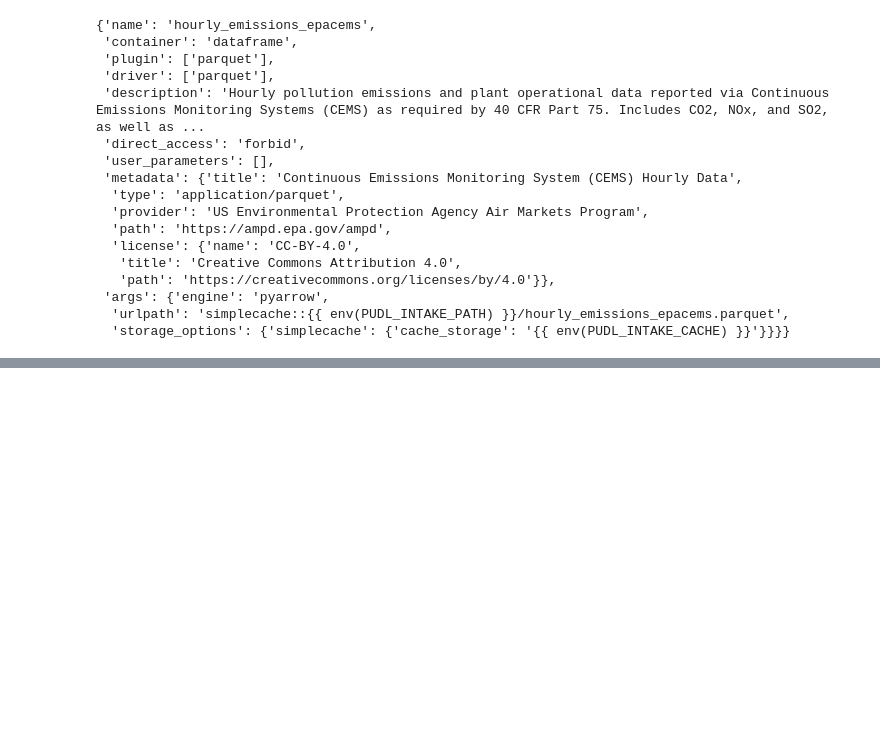
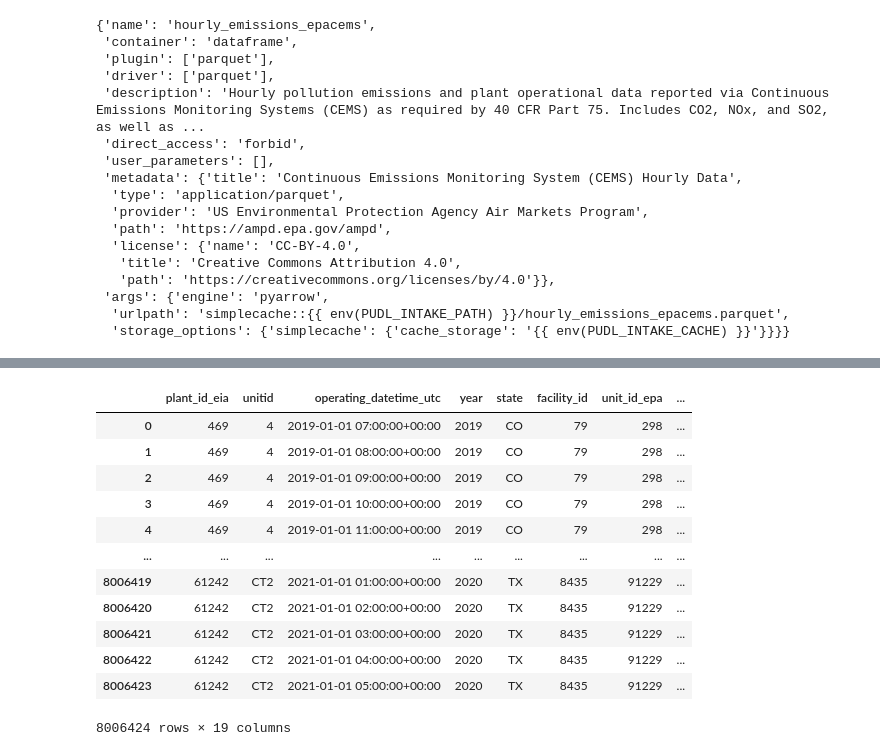
Before and after one commit to catalyst-cooperative/pudl-catalog, a Jupyter notebook: notebooks/pudl-intake.ipynb, the cells around one changed output, grey strips where cells are left out. Cells and saved outputs as stored; diff of their text form; code cells hidden in the pictures; blank space fills up the shorter version.

```diff
--- a/notebooks/pudl-intake.ipynb
+++ b/notebooks/pudl-intake.ipynb
@@ -392,7 +192,0 @@ del df
-# %%
-%%time
-os.environ["INTAKE_PATH"] = INTAKE_PATH_REMOTE
-pudl_cat = open_catalog(pudl_catalog_path)
-source = pudl_cat.epacems_one_file(filters=TEST_FILTERS)
-dd = source.to_dask()
-df = dd.compute()
@@ -423,10 +192,0 @@ del df
-# %%
-%%time
-os.environ["INTAKE_PATH"] = str(INTAKE_PATH_LOCAL)
-pudl_cat = open_catalog(pudl_catalog_path)
-source = pudl_cat.epacems_multi_file(
-    filters=TEST_FILTERS,
-    engine="pyarrow",
-)
-dd = source.to_dask()
-df = dd.compute()
@@ -457,10 +192,0 @@ del df
-# %%
-%%time
-os.environ["INTAKE_PATH"] = INTAKE_PATH_REMOTE
-pudl_cat = open_catalog(pudl_catalog_path)
-source = pudl_cat.epacems_multi_file(
-    filters=TEST_FILTERS,
-    engine="pyarrow",
-)
-dd = source.to_dask()
-df = dd.compute()
@@ -485,0 +195,12 @@ del df
+# %%
+%%time
+print(f"Reading data from {os.getenv('PUDL_INTAKE_PATH')}")
+filters = year_state_filter(
+    years=TEST_YEARS,
+    states=TEST_STATES,
+)
+display(filters)
+epacems_df = (
+    pudl_cat.hourly_emissions_epacems(filters=filters)
+    .to_dask().compute()
+)
@@ -485,0 +217,16 @@ del df
+# %%
+epacems_df
+# %% [output]
+|  | plant_id_eia | unitid | operating_datetime_utc | year | state | facility_id | unit_id_epa | ... |
+| 0 | 469 | 4 | 2019-01-01 07:00:00+00:00 | 2019 | CO | 79 | 298 | ... |
+| 1 | 469 | 4 | 2019-01-01 08:00:00+00:00 | 2019 | CO | 79 | 298 | ... |
+| 2 | 469 | 4 | 2019-01-01 09:00:00+00:00 | 2019 | CO | 79 | 298 | ... |
+| 3 | 469 | 4 | 2019-01-01 10:00:00+00:00 | 2019 | CO | 79 | 298 | ... |
+| 4 | 469 | 4 | 2019-01-01 11:00:00+00:00 | 2019 | CO | 79 | 298 | ... |
+| ... | ... | ... | ... | ... | ... | ... | ... | ... |
+| 8006419 | 61242 | CT2 | 2021-01-01 01:00:00+00:00 | 2020 | TX | 8435 | 91229 | ... |
+| 8006420 | 61242 | CT2 | 2021-01-01 02:00:00+00:00 | 2020 | TX | 8435 | 91229 | ... |
+| 8006421 | 61242 | CT2 | 2021-01-01 03:00:00+00:00 | 2020 | TX | 8435 | 91229 | ... |
+| 8006422 | 61242 | CT2 | 2021-01-01 04:00:00+00:00 | 2020 | TX | 8435 | 91229 | ... |
+| 8006423 | 61242 | CT2 | 2021-01-01 05:00:00+00:00 | 2020 | TX | 8435 | 91229 | ... |
+8006424 rows × 19 columns
```
Also changed, not shown: parts of 60 cells of this notebook, 4 other files.
